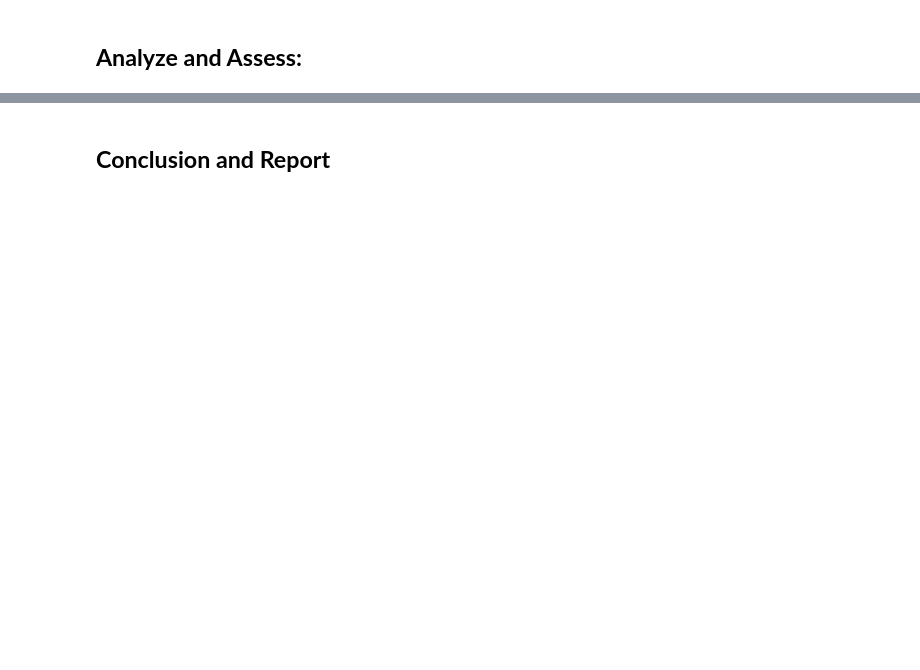
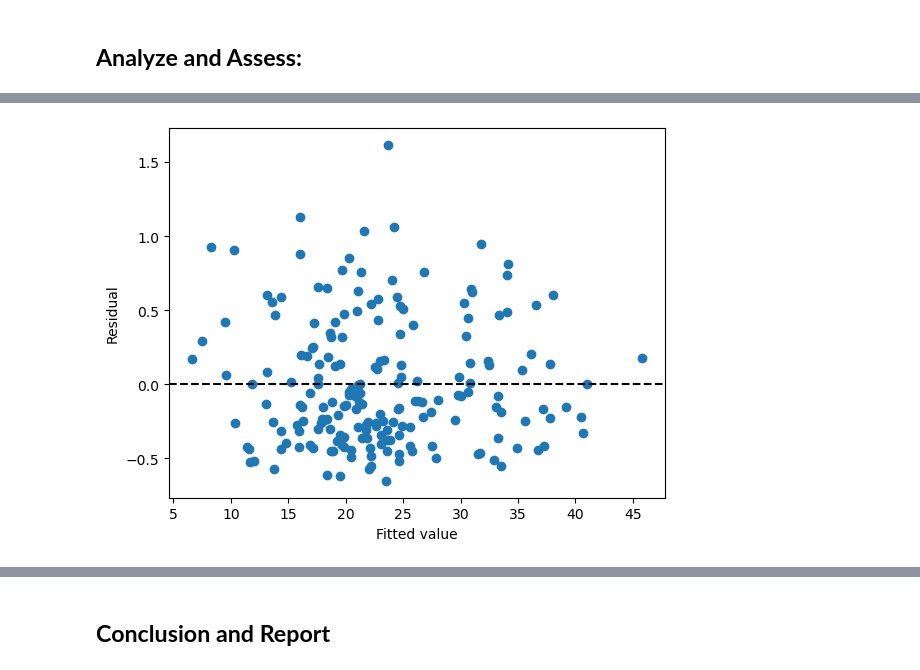
Before and after one commit to JustinTrenchcoat/MATH360_MA_3, a Jupyter notebook: MA3.ipynb, the cells around one changed output, grey strips where cells are left out. Cells and saved outputs as stored; diff of their text form; code cells hidden in the pictures; blank space fills up the shorter version.

```diff
--- a/MA3.ipynb
+++ b/MA3.ipynb
@@ -101,0 +122,17 @@ Notes:
+# %%
+## variance is constant
+
+## residual vs fitted plot
+
+#pull out fitted values from regression
+fitted_y = reg_1.fittedvalues
+
+residuals = reg_1.resid
+
+plt.scatter(fitted_y,residuals)
+plt.axhline(y = 0, color = 'k', linestyle = '--')
+plt.xlabel('Fitted value')
+plt.ylabel('Residual')
+plt.show()
+# %% [output]
+[figure, added]
```
Also changed, not shown: parts of 3 cells of this notebook.
